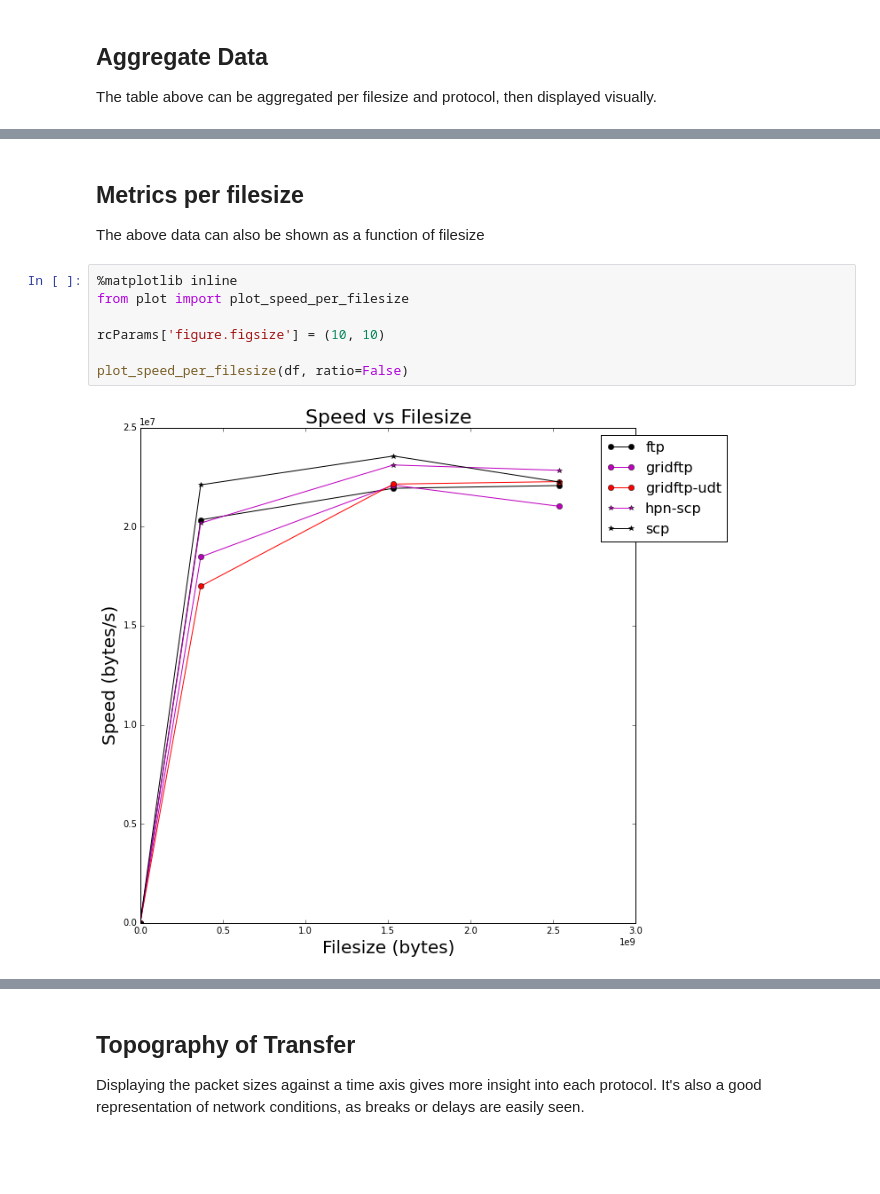
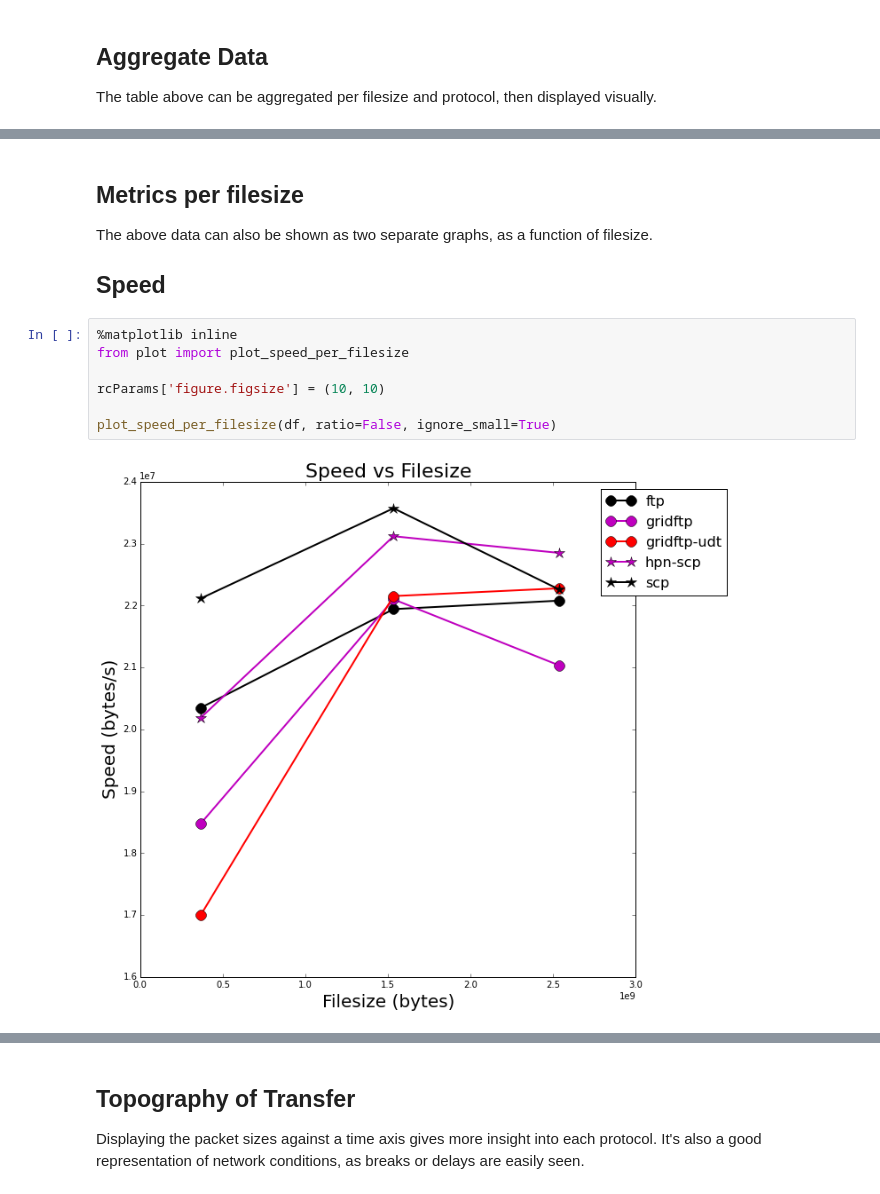
Before and after one commit to rsignell-usgs/bigbinf, a Jupyter notebook: protocol_testbed/analysis.ipynb, the cells around one changed output, grey strips where cells are left out. Drawn from its saved outputs; the diff is of its cells as text; blank space fills up the shorter version.

```diff
--- a/protocol_testbed/analysis.ipynb
+++ b/protocol_testbed/analysis.ipynb
@@ -71,13 +112,15 @@ agg
 |  | scp | 2514140996.2 | 913355.0 | 2515054351.2 | 99.0 | 113.0 | 22256625.2 |
 # %% [markdown]
 ## Metrics per filesize
-The above data can also be shown as a function of filesize
+The above data can also be shown as two separate graphs, as a function of filesize.
+
+## Speed
 # %%
 %matplotlib inline
 from plot import plot_speed_per_filesize
 
 rcParams['figure.figsize'] = (10, 10)
 
-plot_speed_per_filesize(df, ratio=False)
+plot_speed_per_filesize(df, ratio=False, ignore_small=True)
 # %% [output]
-[figure, old version]
+[figure, new version]
```
Also changed, not shown: parts of 7 cells of this notebook, 2 other files.
